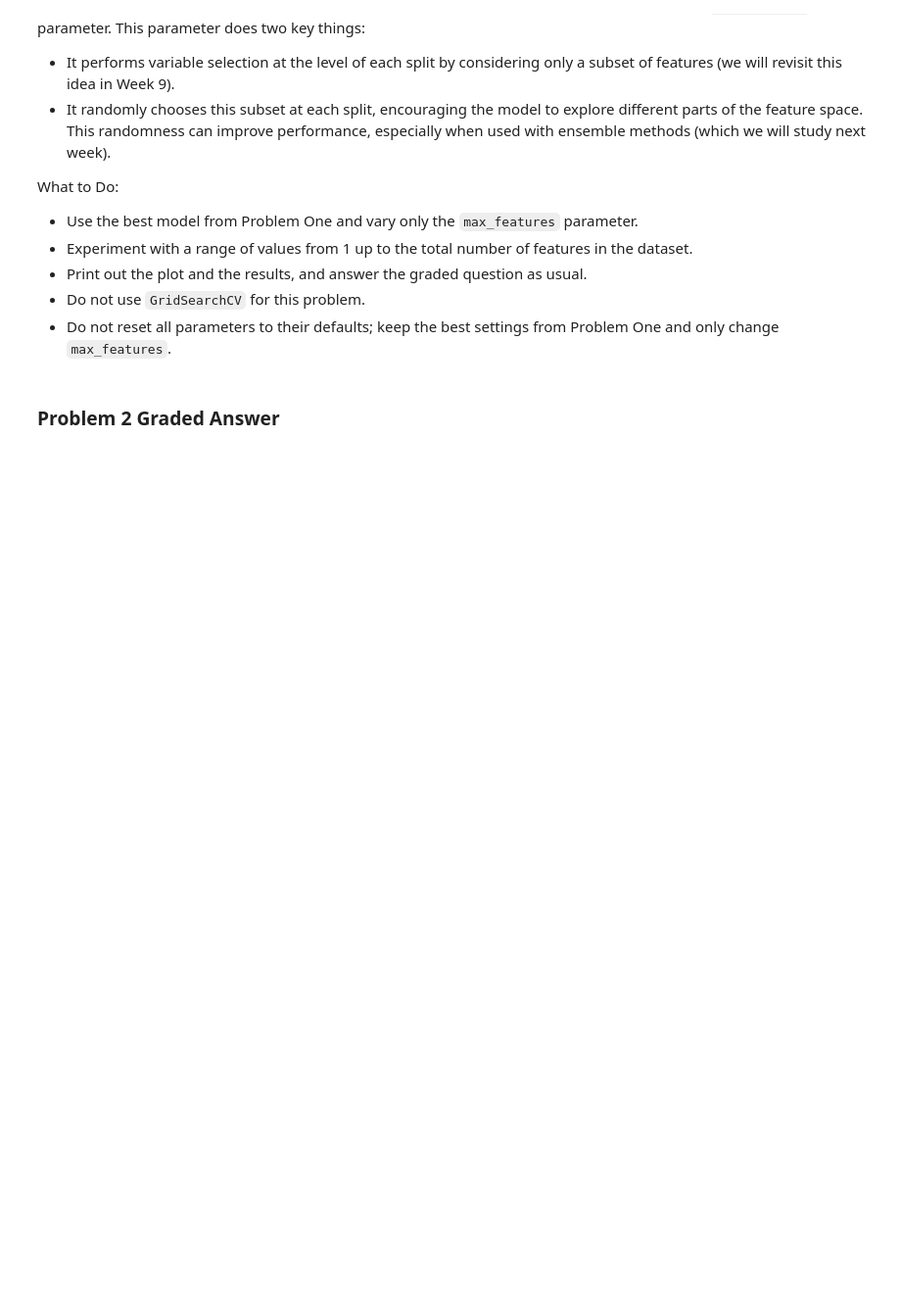
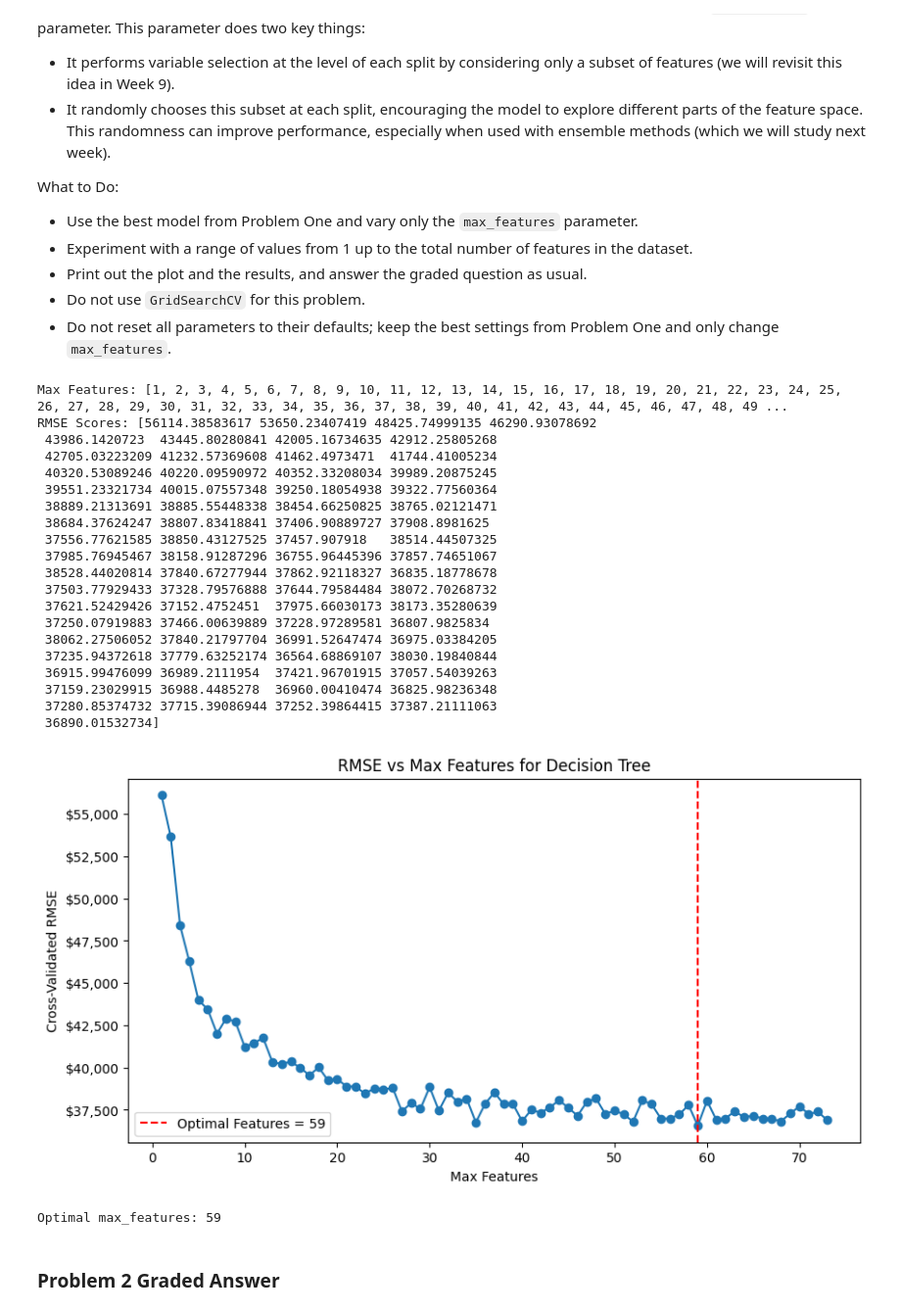
Before and after one commit to ndumay/Module3Assignments2-Final, a Jupyter notebook: Mod3-Week6/Homework_06.ipynb, the cells around one changed output. Shown at 98% size. Saved outputs shown, nothing was run; the diff lists cells and outputs as text; code cells hidden in the pictures; blank space fills up the shorter version.

```diff
--- a/Mod3-Week6/Homework_06.ipynb
+++ b/Mod3-Week6/Homework_06.ipynb
@@ -418,3 +467,83 @@ What to Do:
+# %%
+# Determine the number of features in the dataset
+num_features = X_train.shape[1]
+
+# Define a range of max_features values to test
+max_features_values = list(range(1, num_features + 1))
+rmse_scores = []
+
+# Ensure valid best_params (max_leaf_nodes must be ≥2 or None)
+best_params = {
+    "max_depth": a1b,
+    "max_leaf_nodes": a1c if a1c is None or a1c >= 2 else None  # Fix invalid value
+}
+
+# Loop through each max_features value and compute RMSE
+for features in max_features_values:
+    mse = run_decision_tree_regressor(
+        X_train, y_train,
+        max_depth=best_params["max_depth"],
+        max_leaf_nodes=best_params["max_leaf_nodes"],
+        max_features=features
+    )
+    rmse_scores.append(np.sqrt(mse))  # Convert MSE to RMSE
+
+# Convert results to a NumPy array for analysis
+rmse_scores = np.array(rmse_scores)
+
+# Debug: Check if values exist
+print("Max Features:", max_features_values)
+print("RMSE Scores:", rmse_scores)
+
+# Ensure data exists before proceeding
+if len(rmse_scores) == 0 or len(max_features_values) == 0:
+    raise ValueError("No RMSE values computed. Check run_decision_tree_regressor function.")
+
+# Find the best max_features value that minimizes RMSE
+best_features = max_features_values[np.argmin(rmse_scores)]
+
+# Plot RMSE vs. max_features
+plt.figure(figsize=(10, 5))
+plt.plot(max_features_values, rmse_scores, marker='o', linestyle='-')
+plt.xlabel("Max Features")
+plt.ylabel("Cross-Validated RMSE")
+plt.title("RMSE vs Max Features for Decision Tree")
+
+# Format y-axis labels in dollars
+plt.gca().yaxis.set_major_formatter(mticker.FuncFormatter(dollar_format))
+
+# Highlight the best max_features on the plot
+plt.axvline(best_features, color='red', linestyle='--', label=f'Optimal Features = {best_features}')
+plt.legend()
+
+# Show the plot
+plt.show()
+
+# Print the best RMSE score and features
+print(f'Optimal max_features: {best_features}')
+# %% [output]
+Max Features: [1, 2, 3, 4, 5, 6, 7, 8, 9, 10, 11, 12, 13, 14, 15, 16, 17, 18, 19, 20, 21, 22, 23, 24, 25, 26, 27, 28, 29, 30, 31, 32, 33, 34, 35, 36, 37, 38, 39, 40, 41, 42, 43, 44, 45, 46, 47, 48, 49 ...
+RMSE Scores: [56114.38583617 53650.23407419 48425.74999135 46290.93078692
+ 43986.1420723  43445.80280841 42005.16734635 42912.25805268
+ 42705.03223209 41232.57369608 41462.4973471  41744.41005234
+ 40320.53089246 40220.09590972 40352.33208034 39989.20875245
+ 39551.23321734 40015.07557348 39250.18054938 39322.77560364
+ 38889.21313691 38885.55448338 38454.66250825 38765.02121471
+ 38684.37624247 38807.83418841 37406.90889727 37908.8981625
+ 37556.77621585 38850.43127525 37457.907918   38514.44507325
+ 37985.76945467 38158.91287296 36755.96445396 37857.74651067
+ 38528.44020814 37840.67277944 37862.92118327 36835.18778678
+ 37503.77929433 37328.79576888 37644.79584484 38072.70268732
+ 37621.52429426 37152.4752451  37975.66030173 38173.35280639
+ 37250.07919883 37466.00639889 37228.97289581 36807.9825834
+ 38062.27506052 37840.21797704 36991.52647474 36975.03384205
+ 37235.94372618 37779.63252174 36564.68869107 38030.19840844
+ 36915.99476099 36989.2111954  37421.96701915 37057.54039263
+ 37159.23029915 36988.4485278  36960.00410474 36825.98236348
+ 37280.85374732 37715.39086944 37252.39864415 37387.21111063
+ 36890.01532734]
+[figure, added]
+Optimal max_features: 59
 # %% [markdown]
 ### Problem 2 Graded Answer
 # %%
```
Also changed, not shown: parts of 14 cells of this notebook.
